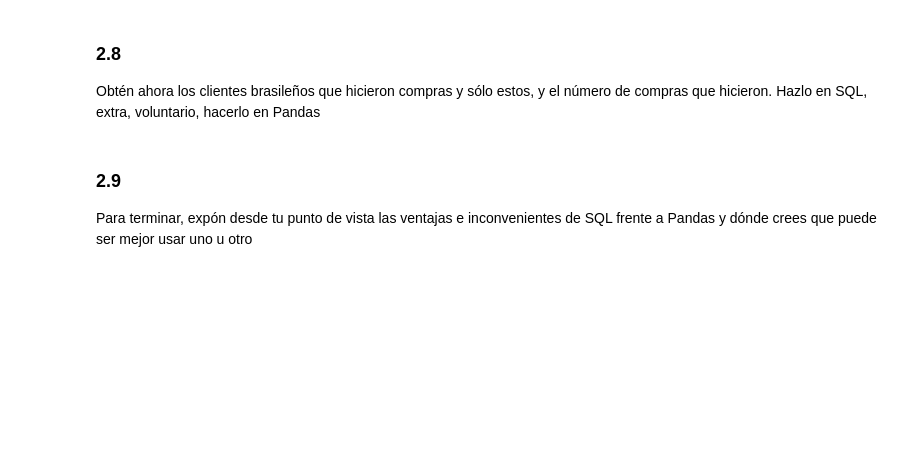
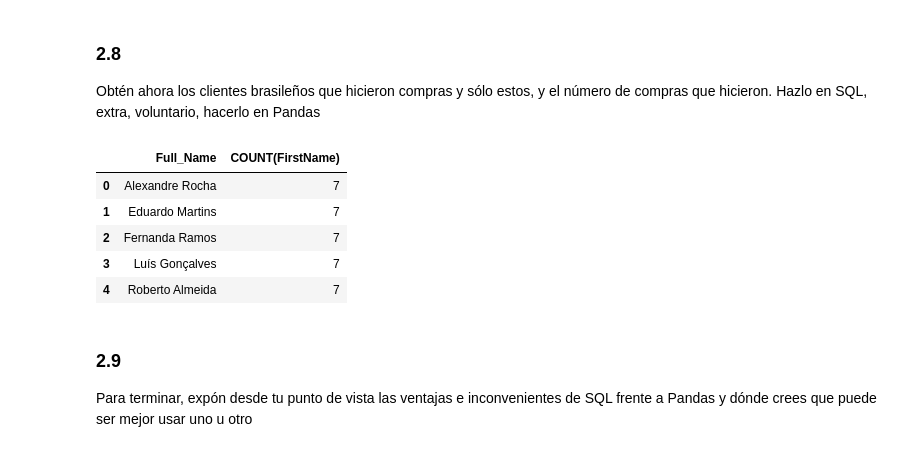
Before and after one commit to annahico/ONLINE_DS_THEBRIDGE_ANNA, a Jupyter notebook: 03_Analisis_de_Datos/Sprint_06/Unidad_01/Practica_Obligatoria/18_Practica_Obligatoria_SQL.ipynb, the cells around one changed output. Drawn from its saved outputs; the diff is of its cells as text; code cells hidden in the pictures; blank space fills up the shorter version.

```diff
--- a/03_Analisis_de_Datos/Sprint_06/Unidad_01/Practica_Obligatoria/18_Practica_Obligatoria_SQL.ipynb
+++ b/03_Analisis_de_Datos/Sprint_06/Unidad_01/Practica_Obligatoria/18_Practica_Obligatoria_SQL.ipynb
@@ -459,3 +457,21 @@ Obtén ahora los clientes brasileños que hicieron compras y sólo estos, y el n
+# %%
+#SQL
+query = '''
+SELECT FirstName || " " || LastName AS "Full_Name", COUNT(FirstName)
+FROM customers
+INNER JOIN invoices
+ON customers.CustomerId = invoices.customerId
+WHERE customers.country = "Brazil"
+GROUP BY 1
+'''
+sql_query(query)
+# %% [output]
+|  | Full_Name | COUNT(FirstName) |
+| 0 | Alexandre Rocha | 7 |
+| 1 | Eduardo Martins | 7 |
+| 2 | Fernanda Ramos | 7 |
+| 3 | Luís Gonçalves | 7 |
+| 4 | Roberto Almeida | 7 |
 # %% [markdown]
 ### 2.9
 
```
Also changed, not shown: parts of 4 cells of this notebook.
